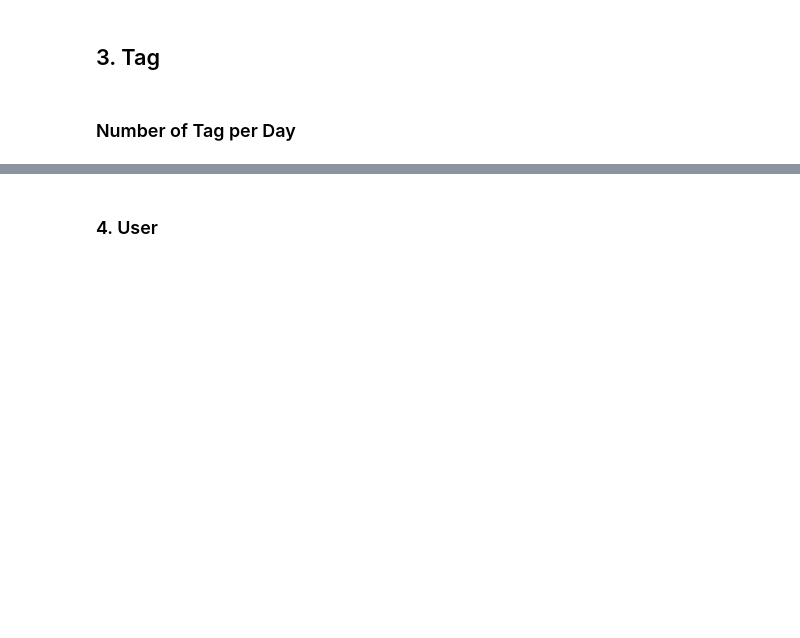
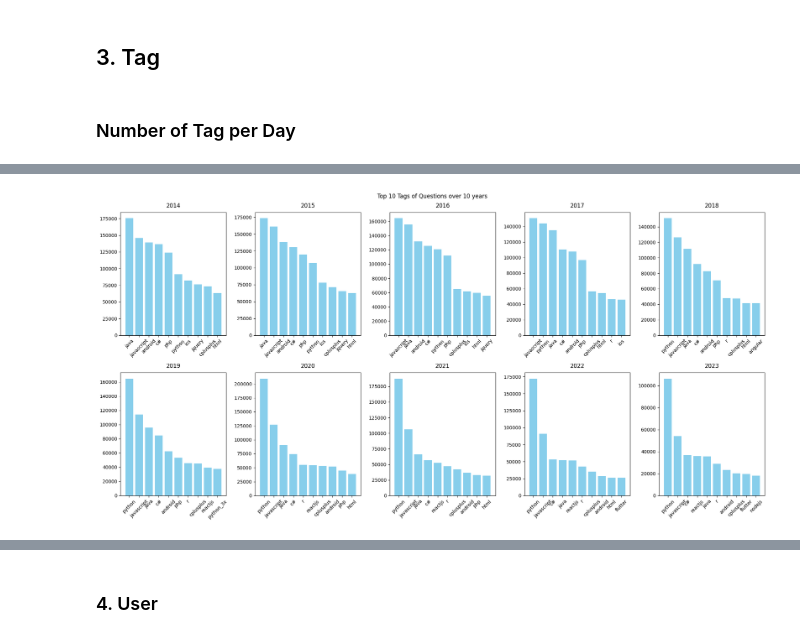
Before and after one commit to boysbeanxious/stackoverflow_src, a Jupyter notebook: DA/1_visualization.ipynb, the cells around one changed output, grey strips where cells are left out. Saved outputs shown, nothing was run; the diff lists cells and outputs as text; code cells hidden in the pictures; blank space fills up the shorter version.

```diff
--- a/DA/1_visualization.ipynb
+++ b/DA/1_visualization.ipynb
@@ -1290,0 +1335,7 @@ plt.show();
+# %%
+# df_postcnt_per_tag_year
+
+df_postcnt_per_tag_year_melt = df_postcnt_per_tag_year.melt(id_vars = ['year'], value_vars=df_postcnt_per_tag_year.columns[1:])
+# %%
+# df_da_q_year.sort_values(by = ['year', 'q_id'], ascending = False).groupby(['year']).head(10)
+df_postcnt_top10 = df_postcnt_per_tag_year_melt.sort_values(by = ['year', 'value'], ascending=False).groupby(['year']).head(10)
@@ -1291,3 +1358,32 @@ plt.show();
+# %%
+### create a figure with multiple subplots
+
+
+sharey = False ## 또는 sharey=False
+sharex = False ## 또는 sharex=False
+
+fig, axs = plt.subplots(2, 5, figsize = (20, 10), sharey=sharey, sharex=sharex)
+
+for x in range(0, 2):
+    for y in range(0,5):
+        standard_year = 2014
+        loop_year = str(standard_year + (x*5 + y*1))
+        axs[x][y].bar( df_postcnt_top10[df_postcnt_top10['year'] ==loop_year].variable
+                    ,  df_postcnt_top10[df_postcnt_top10['year'] ==loop_year].value
+                    ,  color = 'skyblue'
+                ) # hist type
+        axs[x][y].set_title(str(loop_year), # add title
+             pad = 10,
+             loc = 'center')
+        axs[x][y].tick_params(axis='x', rotation=45)
+
+
+
+plt.suptitle("Top 10 Tags of Questions over 10 years")
+plt.tight_layout()
+plt.show();
+# %% [output]
+[figure, added]
 # %%
 df_da_q_per_len         = df_da_q.groupby(['date','year', 'month', 'day']).mean(['q_tagslen']).reset_index()
 df_da_q_per_len_min     = df_da_q.groupby(['date','year', 'month', 'day']).min(['q_tagslen']).reset_index()
```
Also changed, not shown: parts of 95 cells of this notebook, 7 other files.
